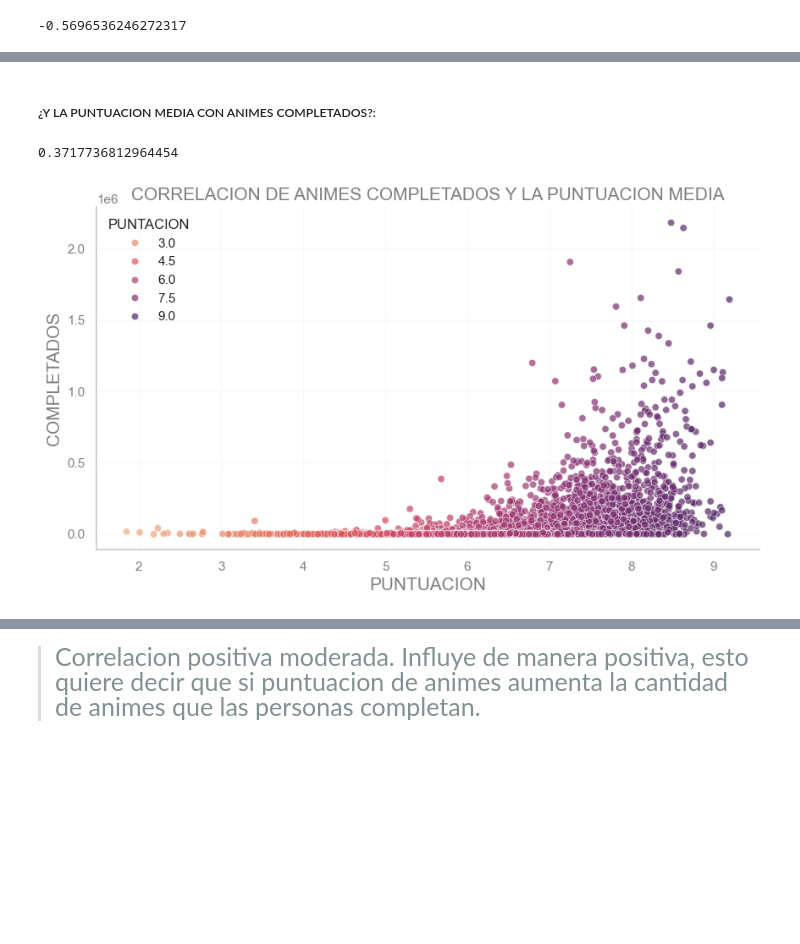
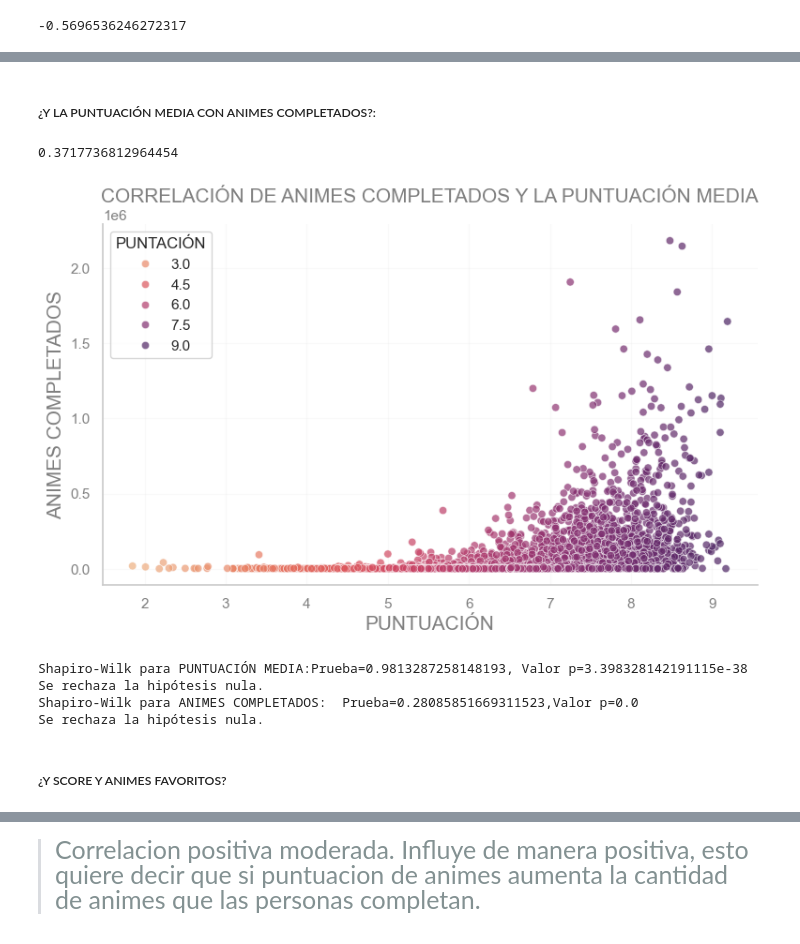
Before and after one commit to AmyGaarcia/EDA_ANIME, a Jupyter notebook: src/EDA/EDA_anime.ipynb, the cells around one changed output, grey strips where cells are left out. Cells and saved outputs as stored; diff of their text form; code cells hidden in the pictures; blank space fills up the shorter version.

```diff
--- a/src/EDA/EDA_anime.ipynb
+++ b/src/EDA/EDA_anime.ipynb
@@ -1171,0 +1206,15 @@ plt.show()
+# %%
+grafico_gen = generos.sum().sort_values(ascending=False).head(15)
+
+plt.figure(figsize=(5, 6))
+sns.set_style("whitegrid")
+ax = sns.barplot(y=grafico_gen.values, x=grafico_gen.index, hue=grafico_gen.index, palette="viridis", dodge=False)
+ax.set_xticklabels(ax.get_xticklabels(), rotation=90, ha="right")
+plt.title("LOS GENEROS DE ANIME MAS COMUNES", color="Grey", fontsize=17)
+plt.ylabel("NUMEROS DE ANIME", color="Grey", fontsize=15)
+plt.xlabel("GENEROS", color="Grey", fontsize=15)
+plt.tick_params(axis="y", colors="grey")
+plt.tick_params(axis="x", colors="grey")
+
+plt.tight_layout()
+plt.show()
@@ -1218,5 +1318,5 @@ plt.show()
 # %% [markdown]
-##### ¿Y LA PUNTUACION MEDIA CON ANIMES COMPLETADOS?:
+##### ¿Y LA PUNTUACIÓN MEDIA CON ANIMES COMPLETADOS?:
 # %%
 #RELACION ENTRE LA PUNTUACION MEDIA Y LA POPULARIDAD
 correlacion= anime_EDA["Completed"].corr(anime_EDA["Score"])
@@ -1226,18 +1326,43 @@ correlacion
 # %%
 sns.set_theme(style="whitegrid", rc={"grid.alpha": 0.1})
 plt.figure(figsize=(9,5))
 
 sns.scatterplot(x="Score",y="Completed", data=anime_EDA, hue="Score",palette="flare", alpha=0.7,edgecolor="w", linewidth=0.5)
-plt.title("CORRELACION DE ANIMES COMPLETADOS Y LA PUNTUACION MEDIA",color="Grey", fontsize=15)
-plt.xlabel("PUNTUACION",color="Grey",fontsize=15)
-plt.ylabel("COMPLETADOS", color="Grey", fontsize=15)
+plt.title("CORRELACIÓN DE ANIMES COMPLETADOS Y LA PUNTUACIÓN MEDIA",color="Grey", fontsize=15)
+plt.xlabel("PUNTUACIÓN",color="Grey",fontsize=15)
+plt.ylabel("ANIMES COMPLETADOS", color="Grey", fontsize=15)
 plt.tick_params(axis="x",colors="grey")
 plt.tick_params(axis="y", colors="grey")
 sns.despine()
-plt.legend(title="PUNTACION")
+plt.legend(title="PUNTACIÓN")
 
 
 plt.show()
-#hacer la prueba
+
+#PRUEBA SHAPIRO de SCORE Y ANIMES COMPLETADOS
+stat_score,p_value_scor =shapiro(anime_EDA["Score"])
+print(f"Shapiro-Wilk para PUNTUACIÓN MEDIA:Prueba={stat_score}, Valor p={p_value_scor}")
+
+alpha= 0.05
+
+if p_value_scor>alpha:
+    print("No se rechaza la hipótesis nula.")
+else:
+    print("Se rechaza la hipótesis nula. ")
+
+
+stat_completed, p_value_com =shapiro(anime_EDA["Completed"])
+print(f"Shapiro-Wilk para ANIMES COMPLETADOS:  Prueba={stat_completed},Valor p={p_value_com}")
+
+if p_value_com>alpha:
+    print("No se rechaza la hipótesis nula.")
+else:
+    print("Se rechaza la hipótesis nula.")
 # %% [output]
-[figure, old version]
+[figure, new version]
+Shapiro-Wilk para PUNTUACIÓN MEDIA:Prueba=0.9813287258148193, Valor p=3.398328142191115e-38
+Se rechaza la hipótesis nula.
+Shapiro-Wilk para ANIMES COMPLETADOS:  Prueba=0.28085851669311523,Valor p=0.0
+Se rechaza la hipótesis nula.
+# %% [markdown]
+##### ¿Y SCORE Y ANIMES FAVORITOS?
```
Also changed, not shown: parts of 68 cells of this notebook, 1 other file.
